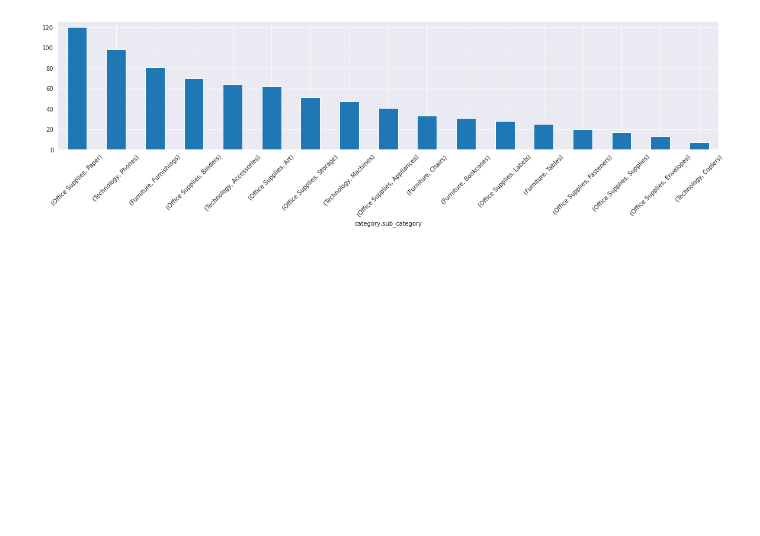
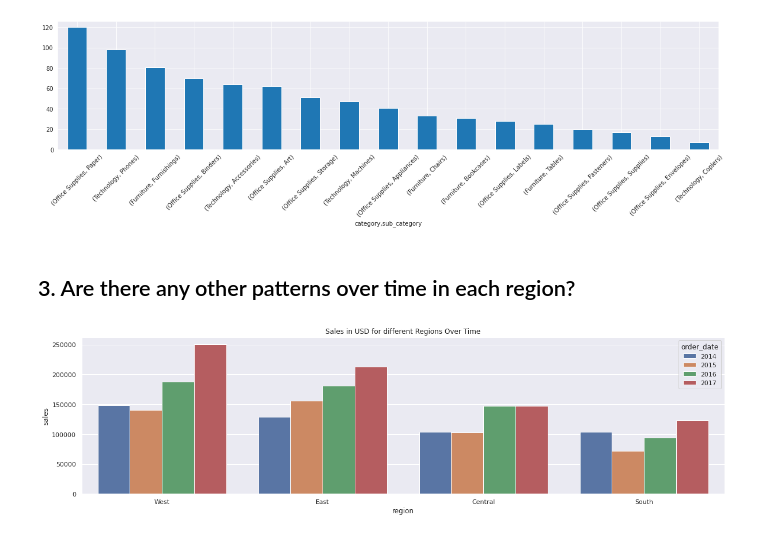
Before and after one commit to afathelbab/office_supplies, a Jupyter notebook: office_supplies_project_v0.ipynb, the cells around one changed output. Saved outputs shown, nothing was run; the diff lists cells and outputs as text; code cells hidden in the pictures; blank space fills up the shorter version.

```diff
--- a/office_supplies_project_v0.ipynb
+++ b/office_supplies_project_v0.ipynb
@@ -401,3 +406,13 @@ no_sales_south.shape
 no_sales_south.groupby(['category','sub_category'])['product_name'].count().sort_values(ascending=False).plot.bar(figsize=(20,4), rot=45);
 # %% [output]
 [figure]
+# %% [markdown]
+## 3. Are there any other patterns over time in each region?
+# %%
+# First Let's have a look on the 4 regions sales all over the years
+sns.set(rc={'figure.figsize':(20,5)})
+years = df['order_date'].dt.year
+sns.barplot(x='region', y='sales', data=df, hue=years, estimator = sum, ci=0)\
+.set(title='Sales in USD for different Regions Over Time');
+# %% [output]
+[figure, added]
```
Also changed, not shown: parts of 22 cells of this notebook.
